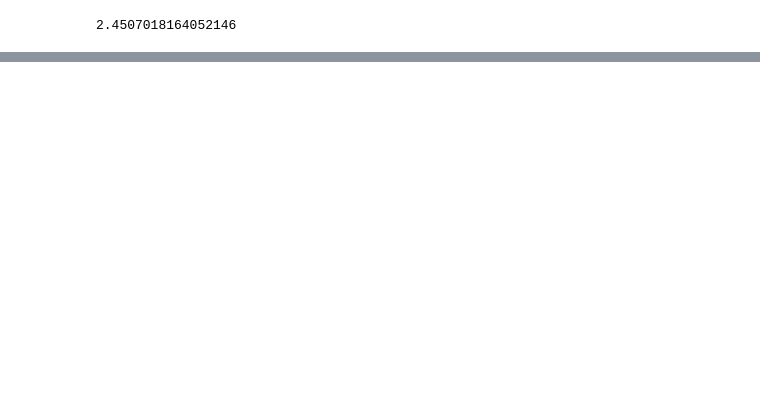
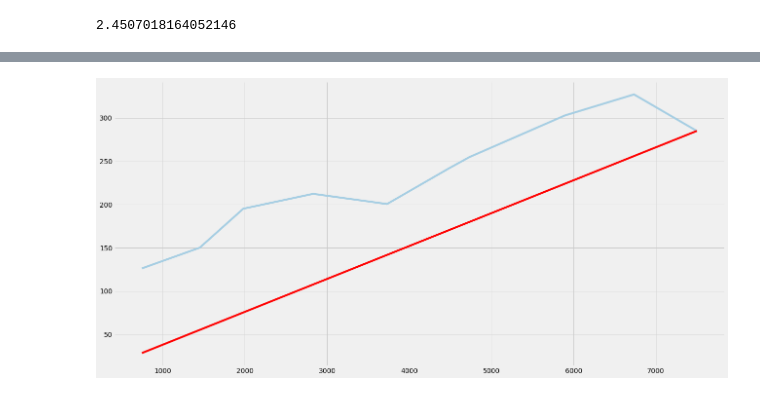
Before and after one commit to wiebkepeters/IS-HU-Berlin, a Jupyter notebook: CausalMLAdams.ipynb, the cells around one changed output, grey strips where cells are left out. Drawn from its saved outputs; the diff is of its cells as text; code cells hidden in the pictures; blank space fills up the shorter version.

```diff
--- a/CausalMLAdams.ipynb
+++ b/CausalMLAdams.ipynb
@@ -391,0 +468,3 @@ for model in pred.columns:
+# %%
+# We will later need the list in the opposite order, so we reverse the array
+n_treated_groups = n_treated_groups[::-1]
@@ -391,0 +481,3 @@ for model in pred.columns:
+# %%
+treatment_estimate_groups = qini_data[['decile', 'treatment', 'conversion10days', 'effect_estimate']].groupby(['decile','treatment']).mean()
+treatment_estimate_groups
@@ -391,0 +503,11 @@ for model in pred.columns:
+# %%
+# As before, we can calculate the average treatment effect in each group
+ATE_groups = []
+treatment_conversion = treatment_estimate_groups['conversion10days'][1::2].values
+control_conversion = treatment_estimate_groups['conversion10days'][0::2].values
+
+for treatment, control in zip(treatment_conversion, control_conversion):
+    temp = round(treatment-control, 4)
+    ATE_groups.append(temp)
+
+ATE_groups
@@ -391,0 +525,13 @@ for model in pred.columns:
+# %%
+ATE_groups = ATE_groups[::-1] #todo maybe reverse neither?
+# %%
+# The incremental gain is the cumulative effect of treating more customers
+plt.plot((np.cumsum(n_treated_groups)), (np.cumsum(np.array(n_treated_groups['treatment'])*(ATE_groups))))
+
+# Under random targeting, the treatment effect for each group is the same as the overall treatment effect
+
+ATE_conversion = np.mean(treatment_group['conversion10days']) - np.mean(control_group['conversion10days'])
+plt.plot(np.cumsum(n_treated_groups), np.cumsum(ATE_conversion*n_treated_groups['treatment'])
+, color='red');
+# %% [output]
+[figure, added]
```
Also changed, not shown: parts of 23 cells of this notebook.
